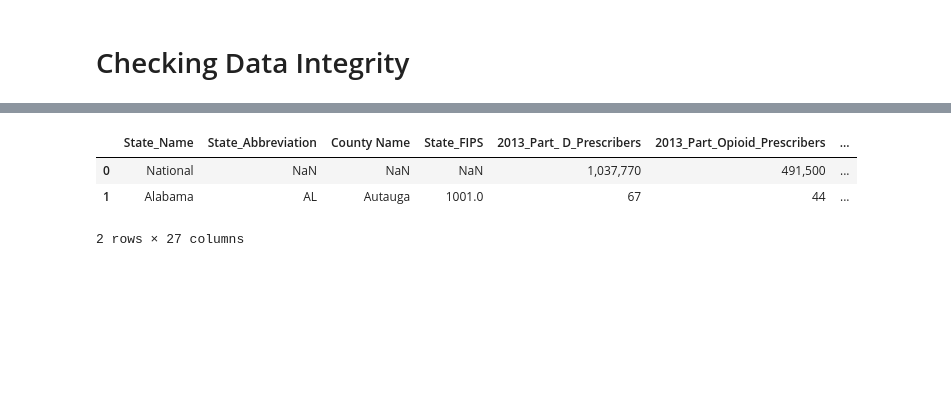
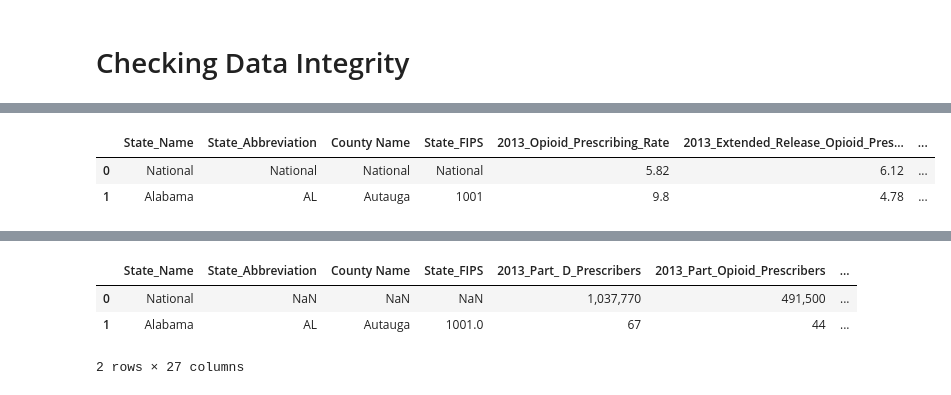
Before and after one commit to KirosG/Predicting-prescriber-induced-ovedoses, a Jupyter notebook: 1.1. Capestone Data setup_1.ipynb, the cells around one changed output, grey strips where cells are left out. Cells and saved outputs as stored; diff of their text form; code cells hidden in the pictures; blank space fills up the shorter version.

```diff
--- a/1.1. Capestone Data setup_1.ipynb
+++ b/1.1. Capestone Data setup_1.ipynb
@@ -112,0 +239,7 @@ dtype: float64
+# %%
+pcr_df.fillna("National")[:2]
+# pcr_df.head()[:2]
+# %% [output]
+|  | State_Name | State_Abbreviation | County Name | State_FIPS | 2013_Opioid_Prescribing_Rate | 2013_Extended_Release_Opioid_Pres... | ... |
+| 0 | National | National | National | National | 5.82 | 6.12 | ... |
+| 1 | Alabama | AL | Autauga | 1001 | 9.8 | 4.78 | ... |
```
Also changed, not shown: parts of 93 cells of this notebook, 7 other files.
